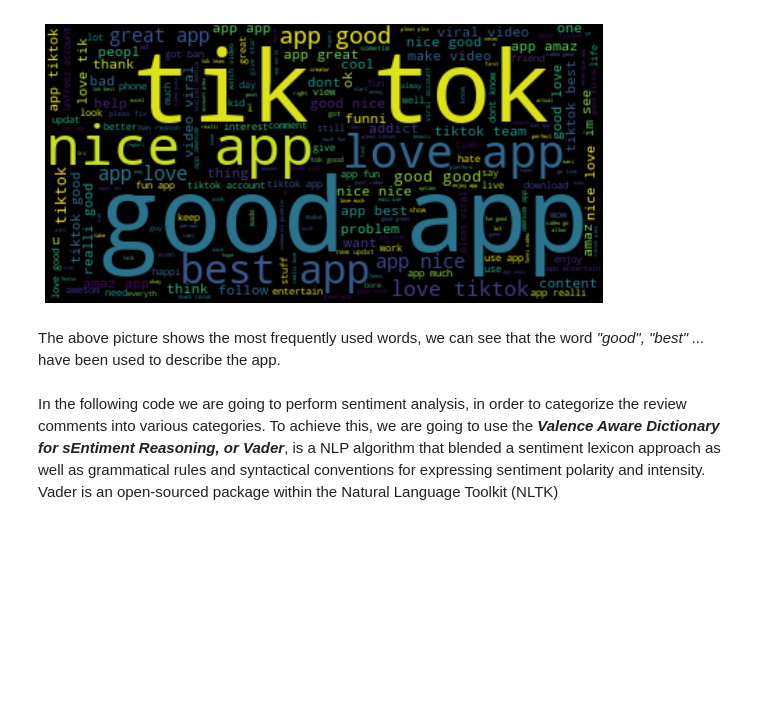
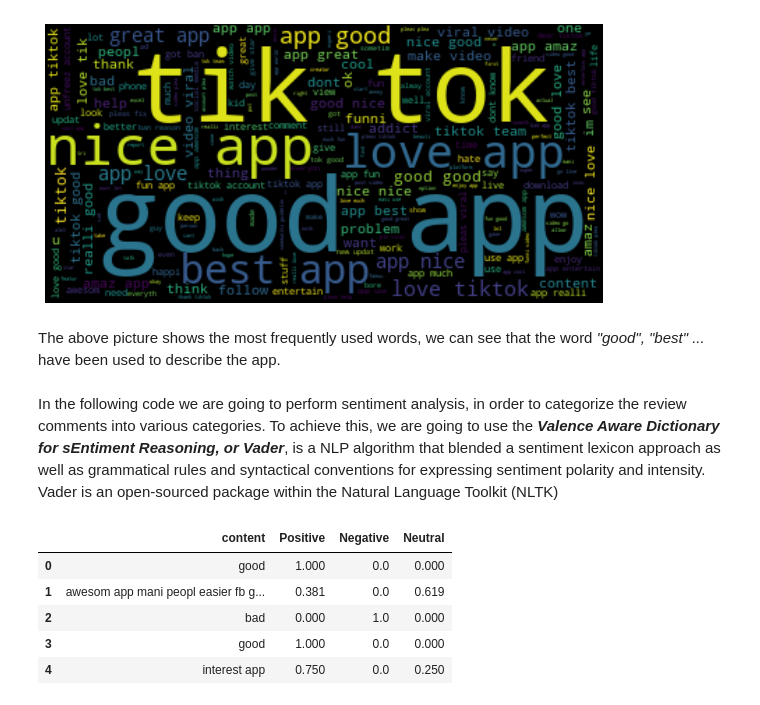
Before and after one commit to franck-armand/Data-Science-Projects, a Jupyter notebook: Tiktok_Review_analysis/tiktok_Review.ipynb, the cells around one changed output. Cells and saved outputs as stored; diff of their text form; code cells hidden in the pictures; blank space fills up the shorter version.

Commit message:
implemented review sentiment analysis

```diff
--- a/Tiktok_Review_analysis/tiktok_Review.ipynb
+++ b/Tiktok_Review_analysis/tiktok_Review.ipynb
@@ -106,0 +106,16 @@ to use the *__Valence Aware Dictionary for sEntiment Reasoning, or Vader__*, is
+# %%
+# Trying to get the good and bad comments sorted
+# nltk.download("vader_lexicon")
+sentiments = SentimentIntensityAnalyzer()
+data["Positive"] = [sentiments.polarity_scores(i)["pos"] for i in data["content"]]
+data["Negative"] = [sentiments.polarity_scores(i)["neg"] for i in data["content"]]
+data["Neutral"] = [sentiments.polarity_scores(i)["neu"] for i in data["content"]]
+data = data[['content', 'Positive', 'Negative', 'Neutral']]
+data.head()
+# %% [output]
+|  | content | Positive | Negative | Neutral |
+| 0 | good | 1.000 | 0.0 | 0.000 |
+| 1 | awesom app mani peopl easier fb g... | 0.381 | 0.0 | 0.619 |
+| 2 | bad | 0.000 | 1.0 | 0.000 |
+| 3 | good | 1.000 | 0.0 | 0.000 |
+| 4 | interest app | 0.750 | 0.0 | 0.250 |
```
Also changed, not shown: parts of 2 cells of this notebook.
